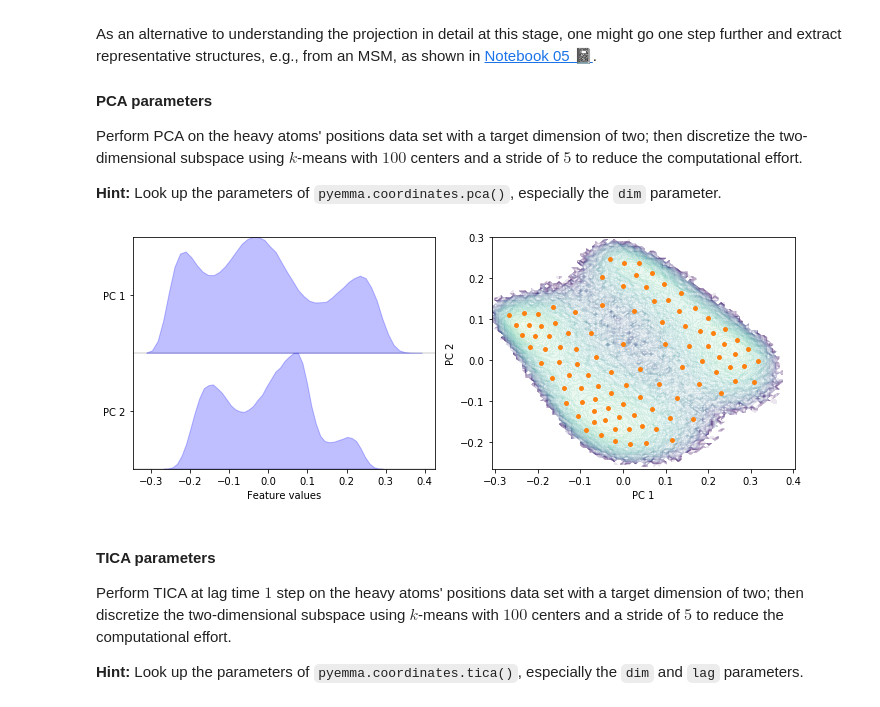
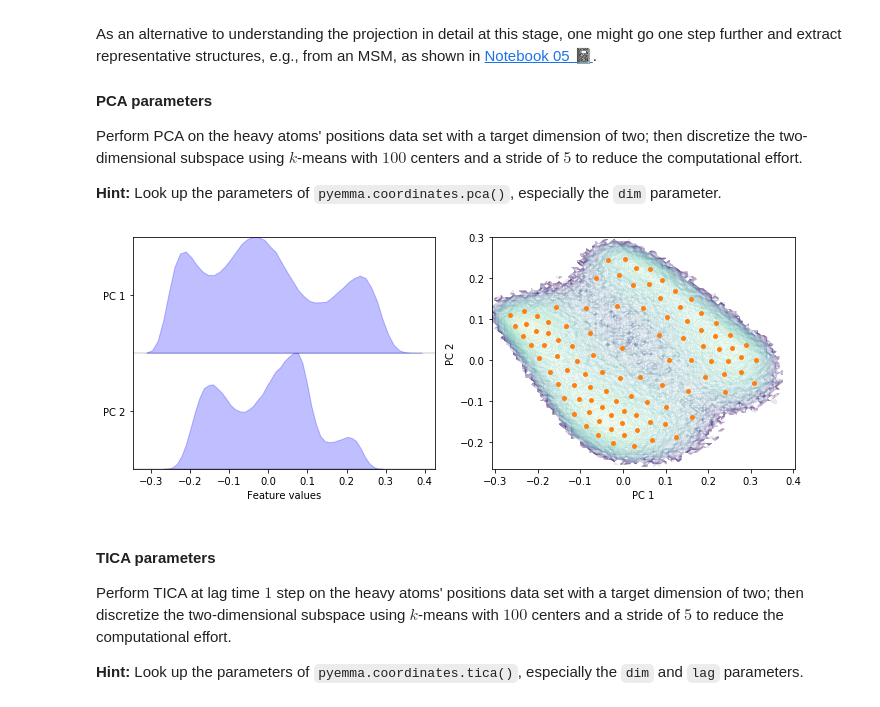
Before and after one commit to mrjoness/Pyemma_walkthrough, a Jupyter notebook: alanine_dipeptide_full.ipynb, the cells around one changed output. Drawn from its saved outputs; the diff is of its cells as text; code cells hidden in the pictures.

```diff
--- a/alanine_dipeptide_full.ipynb
+++ b/alanine_dipeptide_full.ipynb
@@ -419,19 +425,19 @@ then discretize the two-dimensional subspace using $k$-means with $100$ centers
 # %%
 pca = pyemma.coordinates.pca(data_dist, dim=2)
 pca_concatenated = np.concatenate(pca.get_output())
 
-cluster = pyemma.coordinates.cluster_kmeans(pca, k=100, max_iter=50, stride=5)
+cluster = pyemma.coordinates.cluster_kmeans(pca, k=100, max_iter=50, stride=20)
 
 fig, axes = plt.subplots(1, 2, figsize=(10, 4))
 pyemma.plots.plot_feature_histograms(
     pca_concatenated, ['PC {}'.format(i + 1) for i in range(pca.dimension())], ax=axes[0])
 pyemma.plots.plot_density(*pca_concatenated.T, ax=axes[1], cbar=False, alpha=0.1, logscale=True)
 axes[1].scatter(*cluster.clustercenters.T, s=15, c='C1')
 axes[1].set_xlabel('PC 1')
 axes[1].set_ylabel('PC 2')
 fig.tight_layout()
 # %% [output]
-[figure, old version]
+[figure, new version]
 # %% [markdown]
 ####  TICA parameters
 
```
Also changed, not shown: parts of 9 cells of this notebook.
